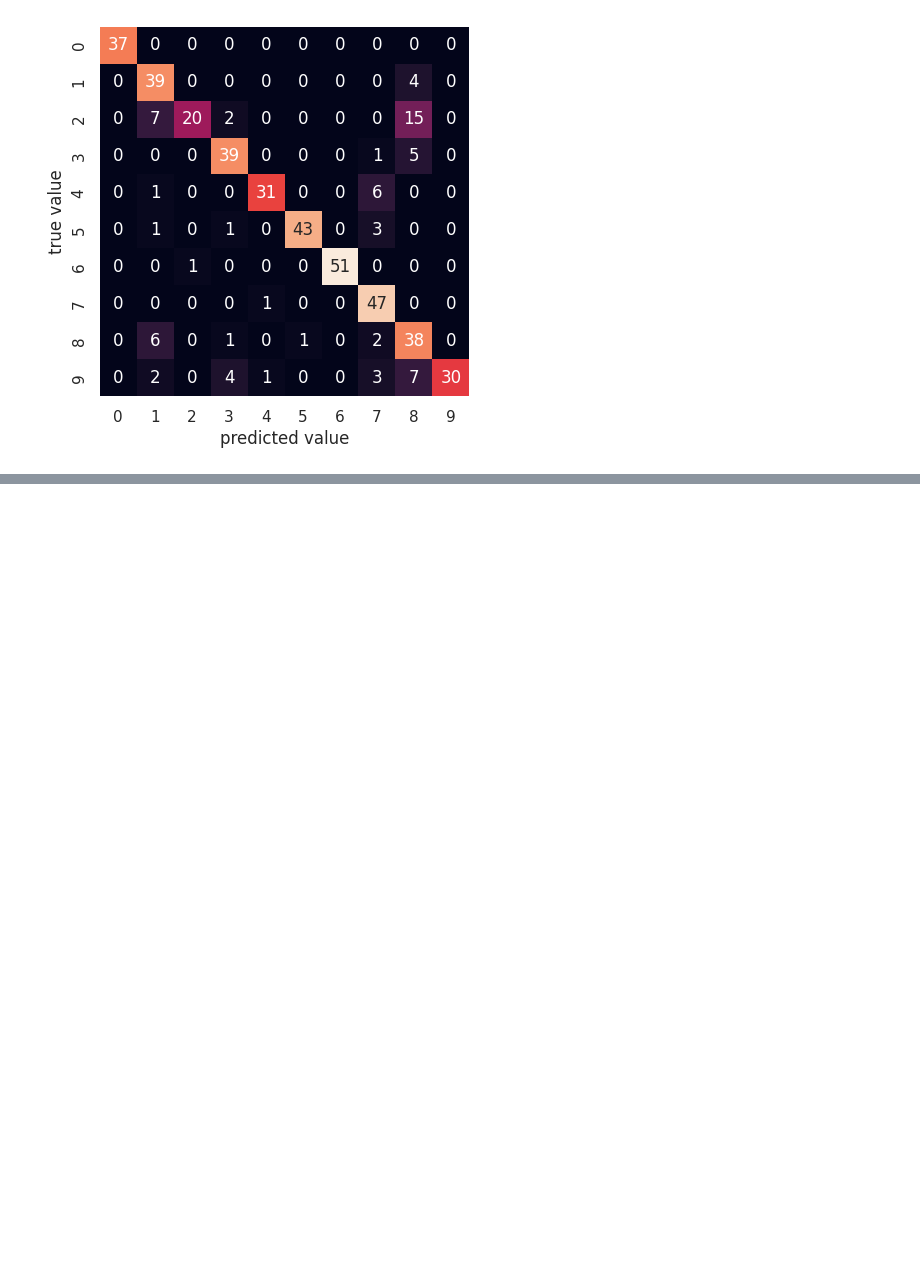
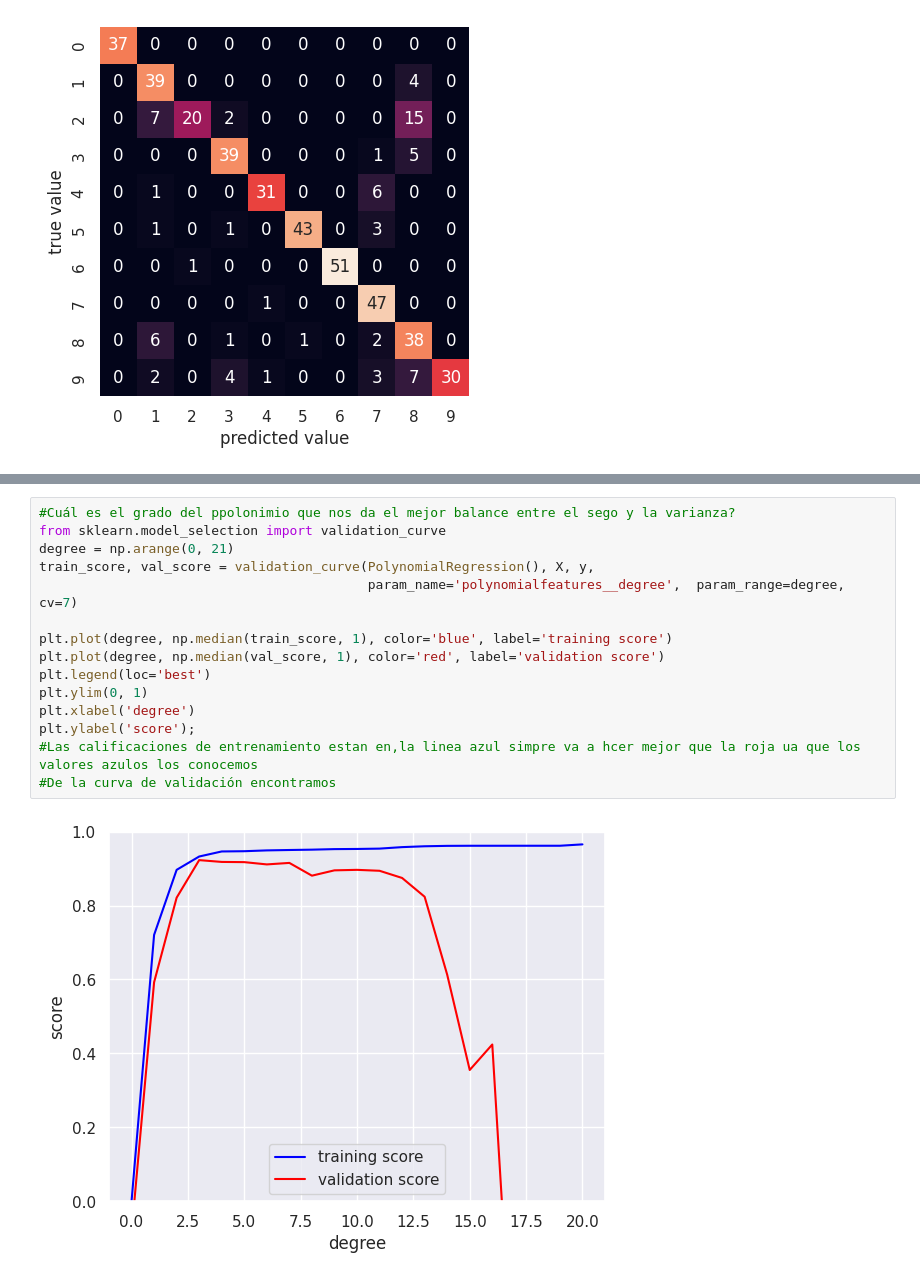
Before and after one commit to paolanavarror/mineria-de-datos, a Jupyter notebook: MineriaDeDatos.ipynb, the cells around one changed output, grey strips where cells are left out. Drawn from its saved outputs; the diff is of its cells as text; blank space fills up the shorter version.

```diff
--- a/MineriaDeDatos.ipynb
+++ b/MineriaDeDatos.ipynb
@@ -1925,0 +2070,17 @@ plt.ylabel('true value');
+# %%
+#Cuál es el grado del ppolonimio que nos da el mejor balance entre el sego y la varianza?
+from sklearn.model_selection import validation_curve
+degree = np.arange(0, 21)
+train_score, val_score = validation_curve(PolynomialRegression(), X, y,
+                                          param_name='polynomialfeatures__degree',  param_range=degree, cv=7)
+
+plt.plot(degree, np.median(train_score, 1), color='blue', label='training score')
+plt.plot(degree, np.median(val_score, 1), color='red', label='validation score')
+plt.legend(loc='best')
+plt.ylim(0, 1)
+plt.xlabel('degree')
+plt.ylabel('score');
+#Las calificaciones de entrenamiento estan en,la linea azul simpre va a hcer mejor que la roja ua que los valores azulos los conocemos
+#De la curva de validación encontramos
+# %% [output]
+[figure, added]
```
Also changed, not shown: parts of 27 cells of this notebook.
